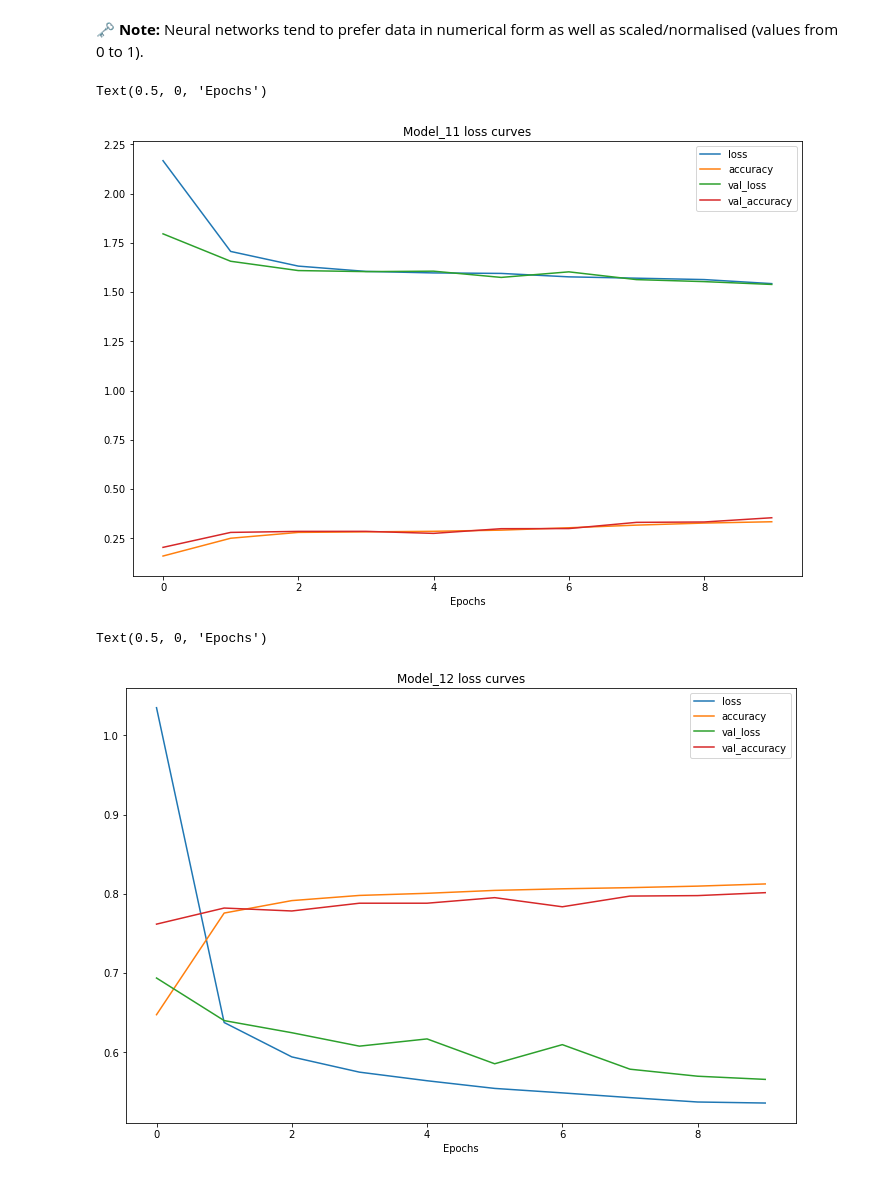
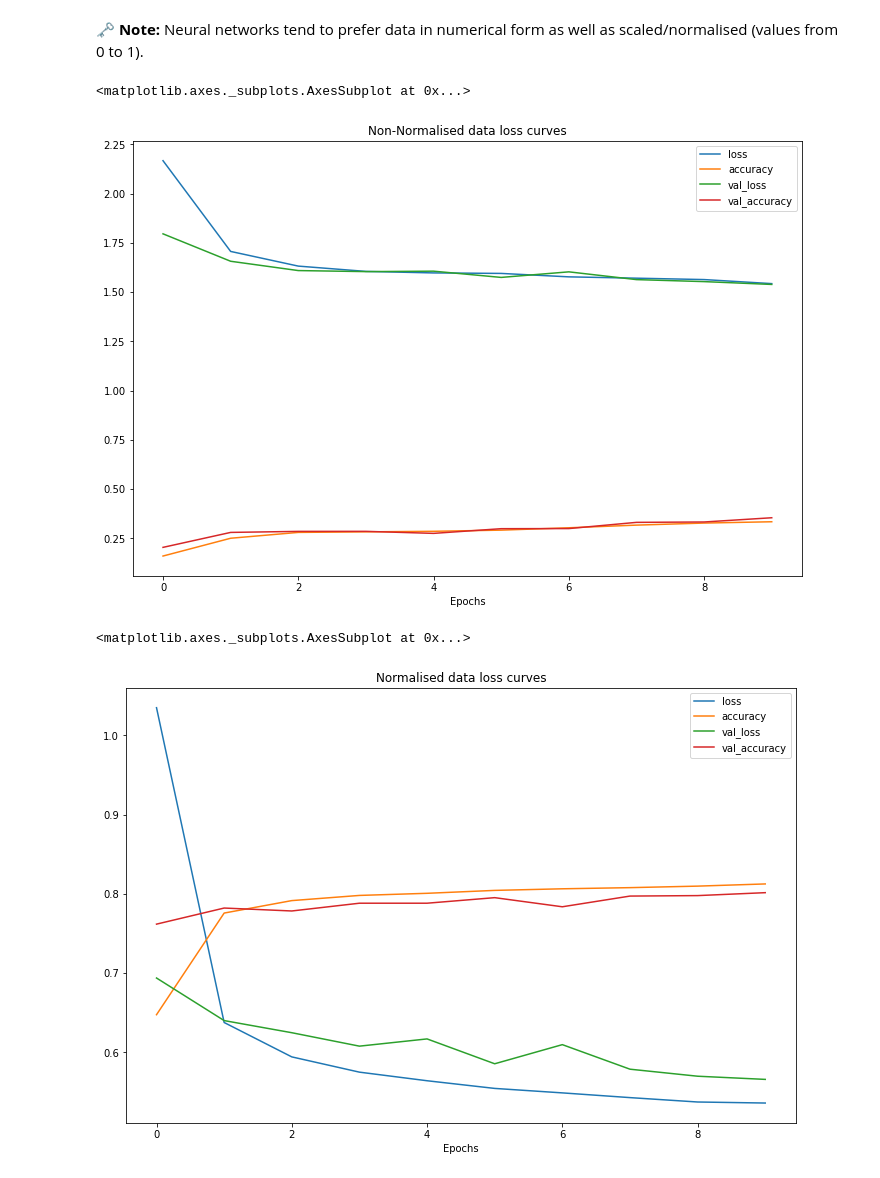
Before and after one commit to gwalshe73/TFDevCert2021, a Jupyter notebook: 02_neural_network_classification_with_tensorflow_video.ipynb, the cells around one changed output. Drawn from its saved outputs; the diff is of its cells as text; code cells hidden in the pictures.

```diff
--- a/02_neural_network_classification_with_tensorflow_video.ipynb
+++ b/02_neural_network_classification_with_tensorflow_video.ipynb
@@ -912,16 +912,12 @@ Epoch 10/10
 🗝️ **Note:** Neural networks tend to prefer data in numerical form as well as scaled/normalised (values from 0 to 1).
 # %%
 # Plot the loss curves of the above 2 models
-pd.DataFrame(non_norm_history.history).plot(figsize=(12, 8))
-plt.title("Model_11 loss curves")
-plt.xlabel("Epochs")
+pd.DataFrame(non_norm_history.history).plot(figsize=(12, 8), xlabel="Epochs", title="Non-Normalised data loss curves")
 # %% [output]
-Text(0.5, 0, 'Epochs')
+<matplotlib.axes._subplots.AxesSubplot at 0x...>
-[figure, old version]
+[figure, new version]
 # %%
-pd.DataFrame(norm_history.history).plot(figsize=(12, 8))
-plt.title("Model_12 loss curves")
-plt.xlabel("Epochs")
+pd.DataFrame(norm_history.history).plot(figsize=(12, 8), xlabel="Epochs", title="Normalised data loss curves")
 # %% [output]
-Text(0.5, 0, 'Epochs')
+<matplotlib.axes._subplots.AxesSubplot at 0x...>
-[figure, old version]
+[figure, new version]
```
Also changed, not shown: parts of 29 cells of this notebook.
